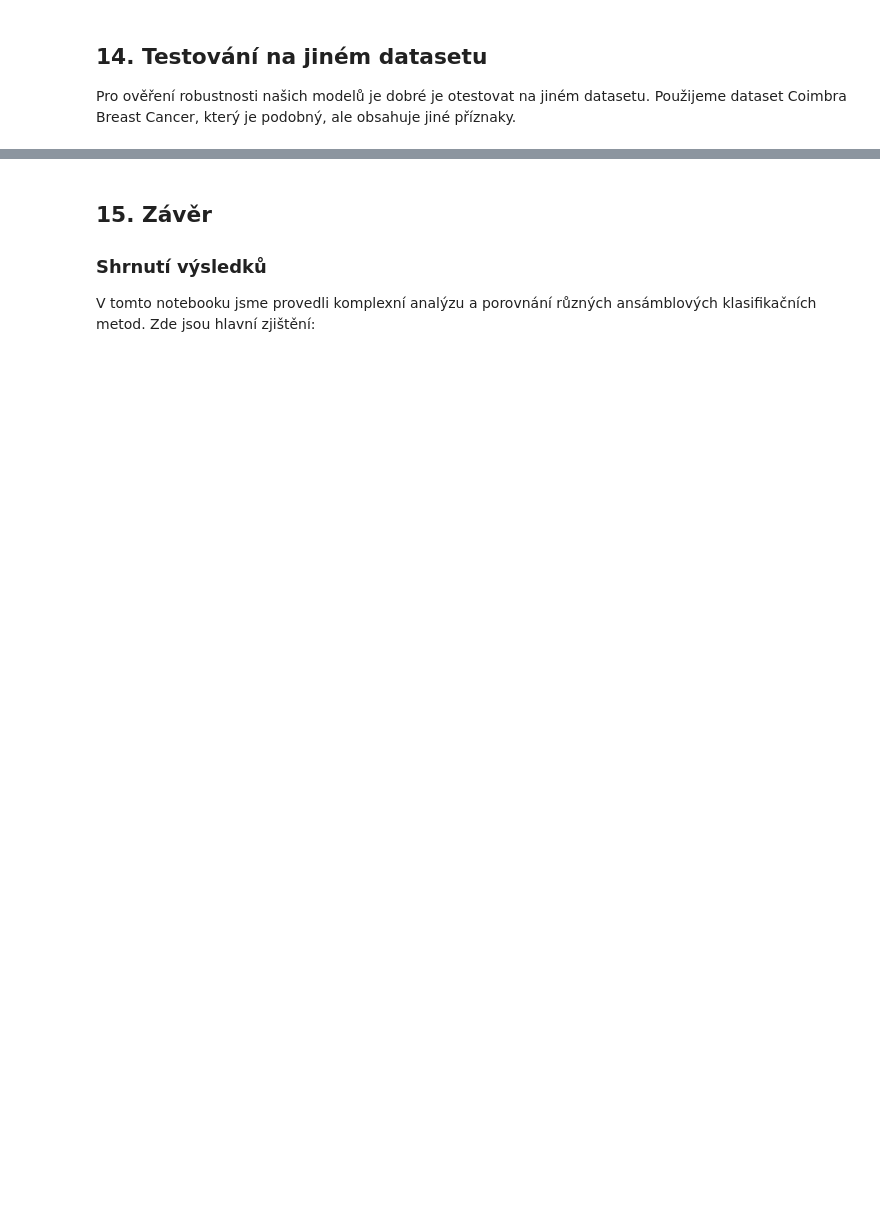
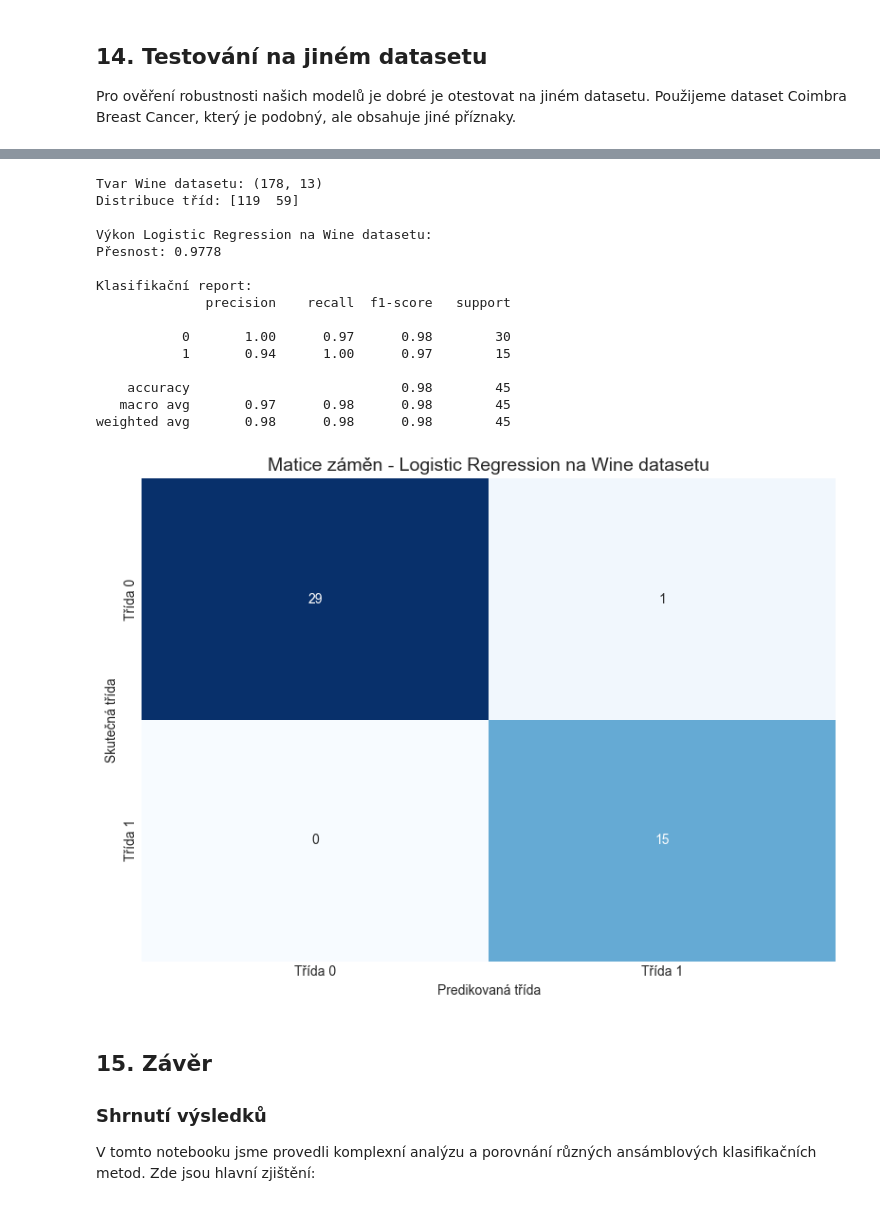
Before and after one commit to pavelklos/ai-ml, a Jupyter notebook: 9-SCIKIT-LEARN/01.05-Classification-Ensemble-Classifiers.ipynb, the cells around one changed output, grey strips where cells are left out. Drawn from its saved outputs; the diff is of its cells as text; code cells hidden in the pictures; blank space fills up the shorter version.

```diff
--- a/9-SCIKIT-LEARN/01.05-Classification-Ensemble-Classifiers.ipynb
+++ b/9-SCIKIT-LEARN/01.05-Classification-Ensemble-Classifiers.ipynb
@@ -721,3 +1114,78 @@ plt.show()
+# %%
+# Načtení dalšího datasetu - zkusíme Wine dataset
+wine = fetch_openml(name='wine', version=1, as_frame=False)
+X_wine = wine.data
+y_wine = (wine.target.astype(int) == 1).astype(int)  # Převod na binární problém
+
+print(f"Tvar Wine datasetu: {X_wine.shape}")
+print(f"Distribuce tříd: {np.bincount(y_wine)}")
+
+# Rozdělení na trénovací a testovací množiny
+X_train_wine, X_test_wine, y_train_wine, y_test_wine = train_test_split(
+    X_wine, y_wine, test_size=0.25, random_state=42, stratify=y_wine
+)
+
+# Standardizace
+scaler_wine = StandardScaler()
+X_train_wine_scaled = scaler_wine.fit_transform(X_train_wine)
+X_test_wine_scaled = scaler_wine.transform(X_test_wine)
+
+# Trénování a vyhodnocení nejlepšího modelu na novém datasetu
+best_model_name = best_models[0]
+best_model = optimized_models.get(best_model_name)
+
+if best_model is None:
+    # Pokud nebyla definována optimalizace, vyberte model přímo
+    if best_model_name == "Stacking Classifier":
+        best_model = stacking_classifier
+    elif best_model_name == "Soft Voting":
+        best_model = soft_voting
+    elif best_model_name == "Logistic Regression":
+        best_model = LogisticRegression()  # Pokud nemáte optimalizovanou verzi, použijte základní model
+
+# Kontrola, zda byl správně přiřazen model
+if best_model is None:
+    print(f"Model pro {best_model_name} nebyl nalezen. Zkontrolujte, zda je model správně definován.")
+else:
+    # Resetování a trénování modelu na novém datasetu
+    best_model.fit(X_train_wine_scaled, y_train_wine)
+
+    # Predikce a vyhodnocení
+    y_pred_wine = best_model.predict(X_test_wine_scaled)
+    accuracy_wine = accuracy_score(y_test_wine, y_pred_wine)
+
+    print(f"\nVýkon {best_model_name} na Wine datasetu:")
+    print(f"Přesnost: {accuracy_wine:.4f}")
+    print("\nKlasifikační report:")
+    print(classification_report(y_test_wine, y_pred_wine))
+
+    # Matice záměn
+    cm_wine = confusion_matrix(y_test_wine, y_pred_wine)
+    plt.figure(figsize=(8, 6))
+    sns.heatmap(cm_wine, annot=True, fmt="d", cmap="Blues", cbar=False,
+                xticklabels=['Třída 0', 'Třída 1'], yticklabels=['Třída 0', 'Třída 1'])
+    plt.title(f'Matice záměn - {best_model_name} na Wine datasetu', fontsize=14)
+    plt.ylabel('Skutečná třída')
+    plt.xlabel('Predikovaná třída')
+    plt.tight_layout()
+    plt.show()
+# %% [output]
+Tvar Wine datasetu: (178, 13)
+Distribuce tříd: [119  59]
+
+Výkon Logistic Regression na Wine datasetu:
+Přesnost: 0.9778
+
+Klasifikační report:
+              precision    recall  f1-score   support
+
+           0       1.00      0.97      0.98        30
+           1       0.94      1.00      0.97        15
+
+    accuracy                           0.98        45
+   macro avg       0.97      0.98      0.98        45
+weighted avg       0.98      0.98      0.98        45
+[figure, added]
 # %% [markdown]
 ## 15. Závěr
 
```
Also changed, not shown: parts of 26 cells of this notebook, 1 other file.
